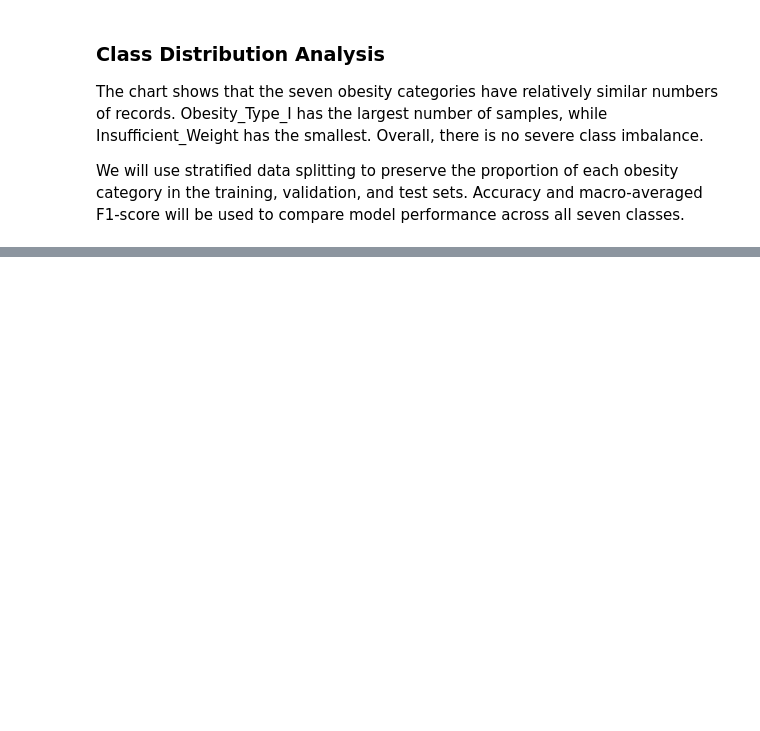
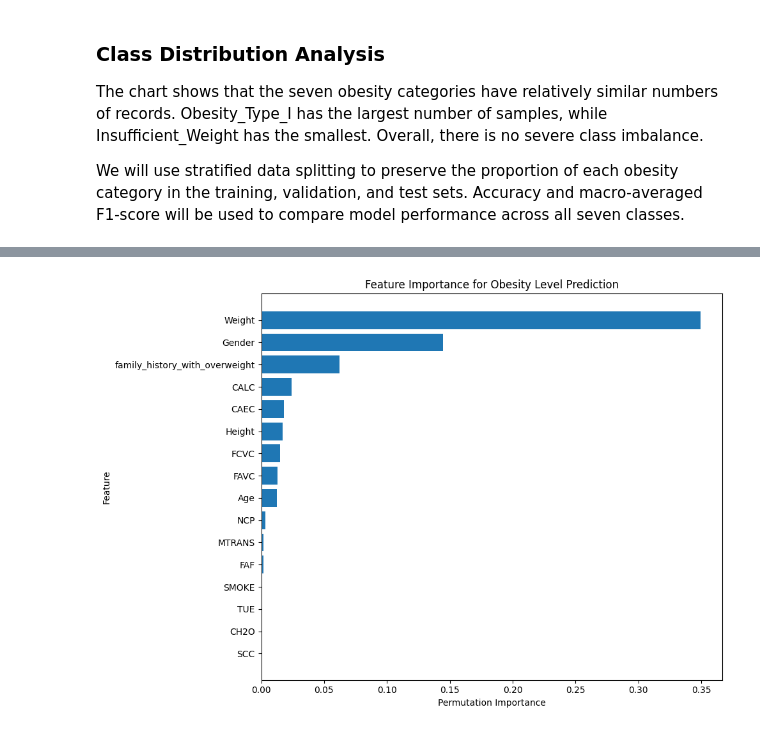
Before and after one commit to lenoso1/DS471-project, a Jupyter notebook: DS471_Obesity_Level_Prediction.ipynb, the cells around one changed output, grey strips where cells are left out. Drawn from its saved outputs; the diff is of its cells as text; code cells hidden in the pictures; blank space fills up the shorter version.

```diff
--- a/DS471_Obesity_Level_Prediction.ipynb
+++ b/DS471_Obesity_Level_Prediction.ipynb
@@ -182,0 +386,13 @@ We will use stratified data splitting to preserve the proportion of each obesity
+# %%
+
+# Identify feature types using the training data
+numerical_columns = X_train.select_dtypes(include="number").columns.tolist()
+categorical_columns = X_train.select_dtypes(
+    include=["object", "category"]
+).columns.tolist()
+
+print("Numerical features:", numerical_columns)
+print("\nCategorical features:", categorical_columns)
+
+print("\nNumber of numerical features:", len(numerical_columns))
+print("Number of categorical features:", len(categorical_columns))
@@ -182,0 +454,51 @@ We will use stratified data splitting to preserve the proportion of each obesity
+# %%
+
+from sklearn.pipeline import Pipeline
+from sklearn.ensemble import RandomForestClassifier
+from sklearn.inspection import permutation_importance
+from sklearn.base import clone
+import pandas as pd
+import matplotlib.pyplot as plt
+
+# Create an exploratory Random Forest using training data only
+rf_feature_model = Pipeline([
+    ("preprocessing", clone(tree_preprocessor)),
+    ("classifier", RandomForestClassifier(
+        n_estimators=100,
+        random_state=42,
+        n_jobs=-1
+    ))
+])
+
+rf_feature_model.fit(X_train, y_train)
+
+# Calculate permutation feature importance
+importance_results = permutation_importance(
+    rf_feature_model,
+    X_train,
+    y_train,
+    n_repeats=5,
+    random_state=42,
+    scoring="accuracy"
+)
+
+# Display feature importance
+feature_importance = pd.DataFrame({
+    "Feature": X_train.columns,
+    "Importance": importance_results.importances_mean
+}).sort_values("Importance", ascending=False)
+
+display(feature_importance)
+
+# Plot feature importance
+plt.figure(figsize=(10, 7))
+plt.barh(
+    feature_importance["Feature"][::-1],
+    feature_importance["Importance"][::-1]
+)
+plt.xlabel("Permutation Importance")
+plt.ylabel("Feature")
+plt.title("Feature Importance for Obesity Level Prediction")
+plt.tight_layout()
+plt.show()
+# %% [output]
@@ -182,0 +522 @@ We will use stratified data splitting to preserve the proportion of each obesity
+[figure, added]
```
Also changed, not shown: parts of 44 cells of this notebook.
